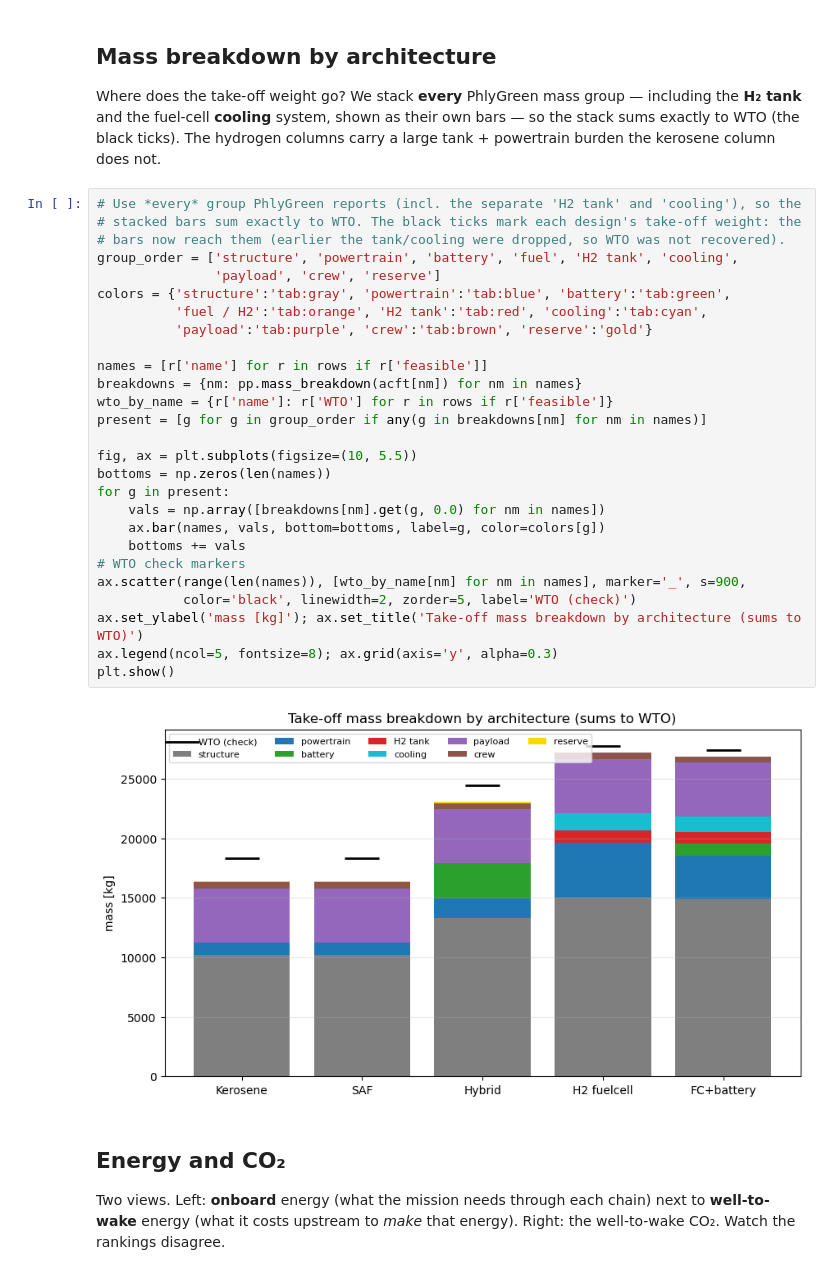
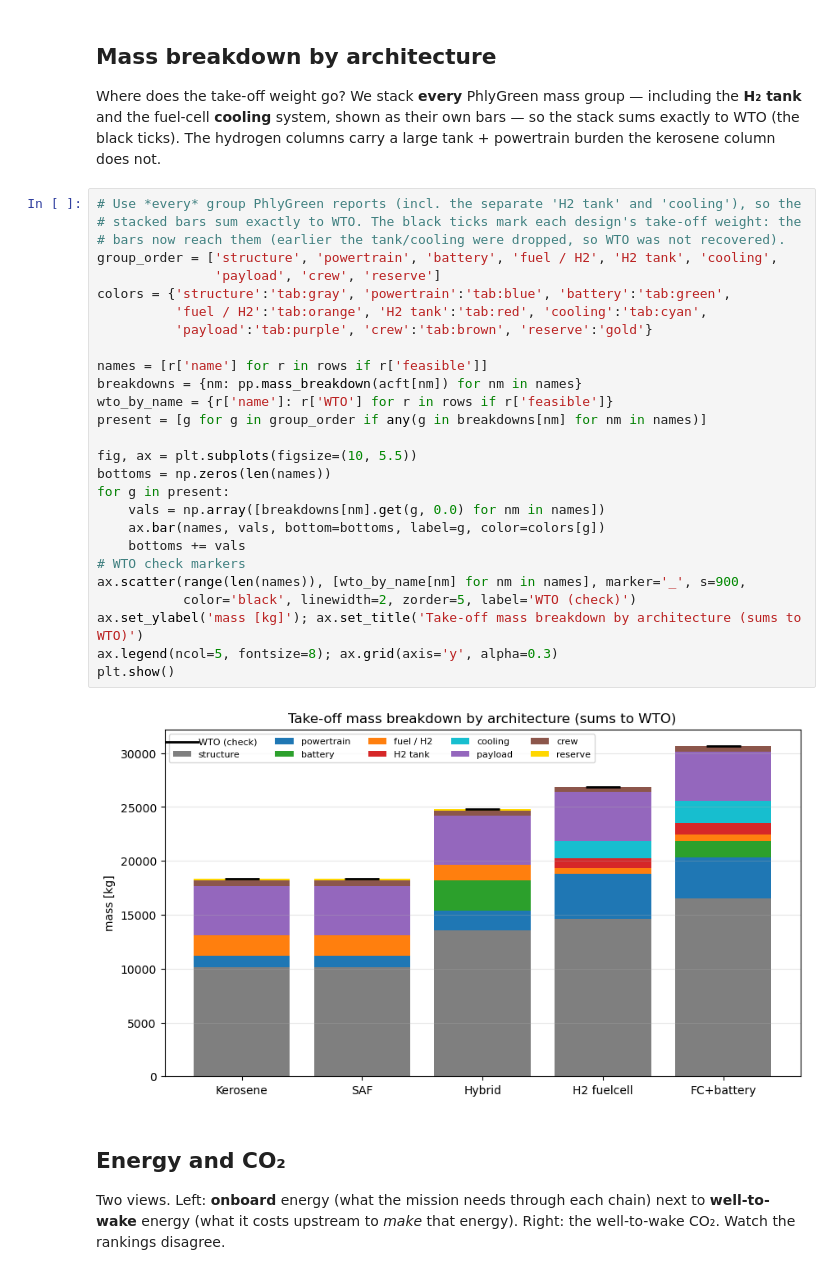
Before and after one commit to rmalpica/PhlyGreen, a Jupyter notebook: trunk/tutorials/03_compare_propulsion_architectures_same_mission.ipynb, the cells around one changed output. Drawn from its saved outputs; the diff is of its cells as text.

```diff
--- a/trunk/tutorials/03_compare_propulsion_architectures_same_mission.ipynb
+++ b/trunk/tutorials/03_compare_propulsion_architectures_same_mission.ipynb
@@ -170,32 +170,32 @@ Where does the take-off weight go? We stack **every** PhlyGreen mass group — i
 # %%
 # Use *every* group PhlyGreen reports (incl. the separate 'H2 tank' and 'cooling'), so the
 # stacked bars sum exactly to WTO. The black ticks mark each design's take-off weight: the
 # bars now reach them (earlier the tank/cooling were dropped, so WTO was not recovered).
-group_order = ['structure', 'powertrain', 'battery', 'fuel', 'H2 tank', 'cooling',
+group_order = ['structure', 'powertrain', 'battery', 'fuel / H2', 'H2 tank', 'cooling',
                'payload', 'crew', 'reserve']
 colors = {'structure':'tab:gray', 'powertrain':'tab:blue', 'battery':'tab:green',
           'fuel / H2':'tab:orange', 'H2 tank':'tab:red', 'cooling':'tab:cyan',
           'payload':'tab:purple', 'crew':'tab:brown', 'reserve':'gold'}
 
 names = [r['name'] for r in rows if r['feasible']]
 breakdowns = {nm: pp.mass_breakdown(acft[nm]) for nm in names}
 wto_by_name = {r['name']: r['WTO'] for r in rows if r['feasible']}
 present = [g for g in group_order if any(g in breakdowns[nm] for nm in names)]
 
 fig, ax = plt.subplots(figsize=(10, 5.5))
 bottoms = np.zeros(len(names))
 for g in present:
     vals = np.array([breakdowns[nm].get(g, 0.0) for nm in names])
     ax.bar(names, vals, bottom=bottoms, label=g, color=colors[g])
     bottoms += vals
 # WTO check markers
 ax.scatter(range(len(names)), [wto_by_name[nm] for nm in names], marker='_', s=900,
            color='black', linewidth=2, zorder=5, label='WTO (check)')
 ax.set_ylabel('mass [kg]'); ax.set_title('Take-off mass breakdown by architecture (sums to WTO)')
 ax.legend(ncol=5, fontsize=8); ax.grid(axis='y', alpha=0.3)
 plt.show()
 # %% [output]
-[figure, old version]
+[figure, new version]
 # %% [markdown]
 ## Energy and CO₂
 
```
Also changed, not shown: parts of 3 cells of this notebook, 1 other file.
